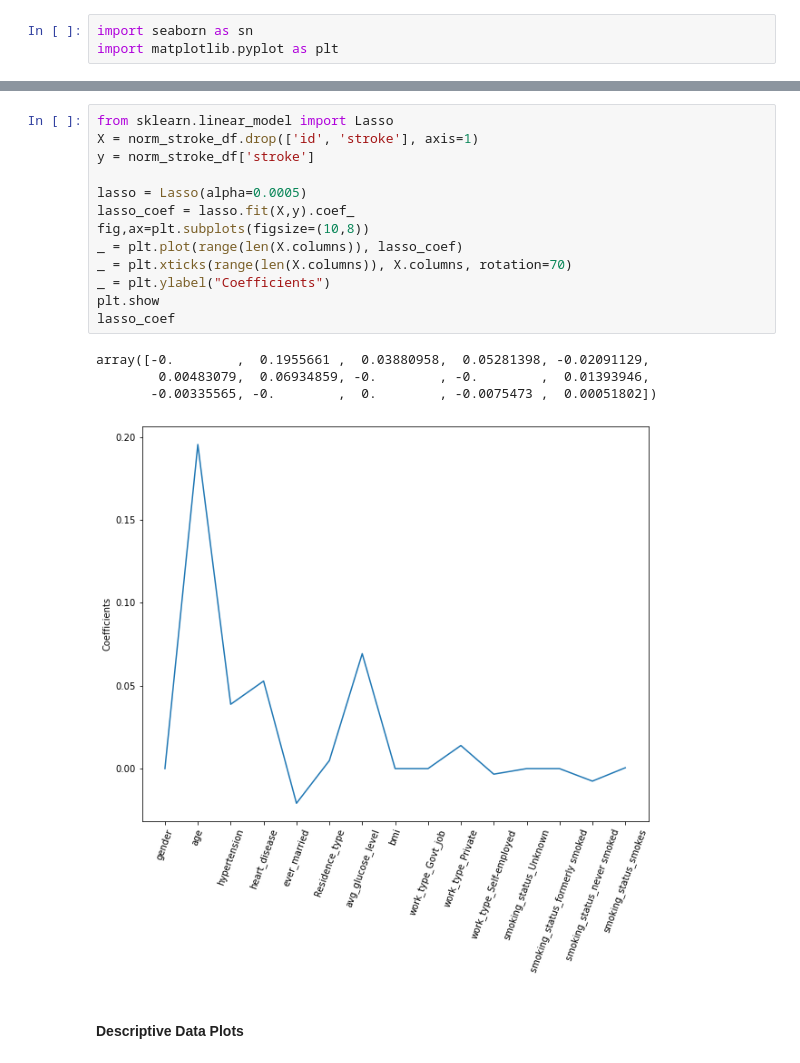
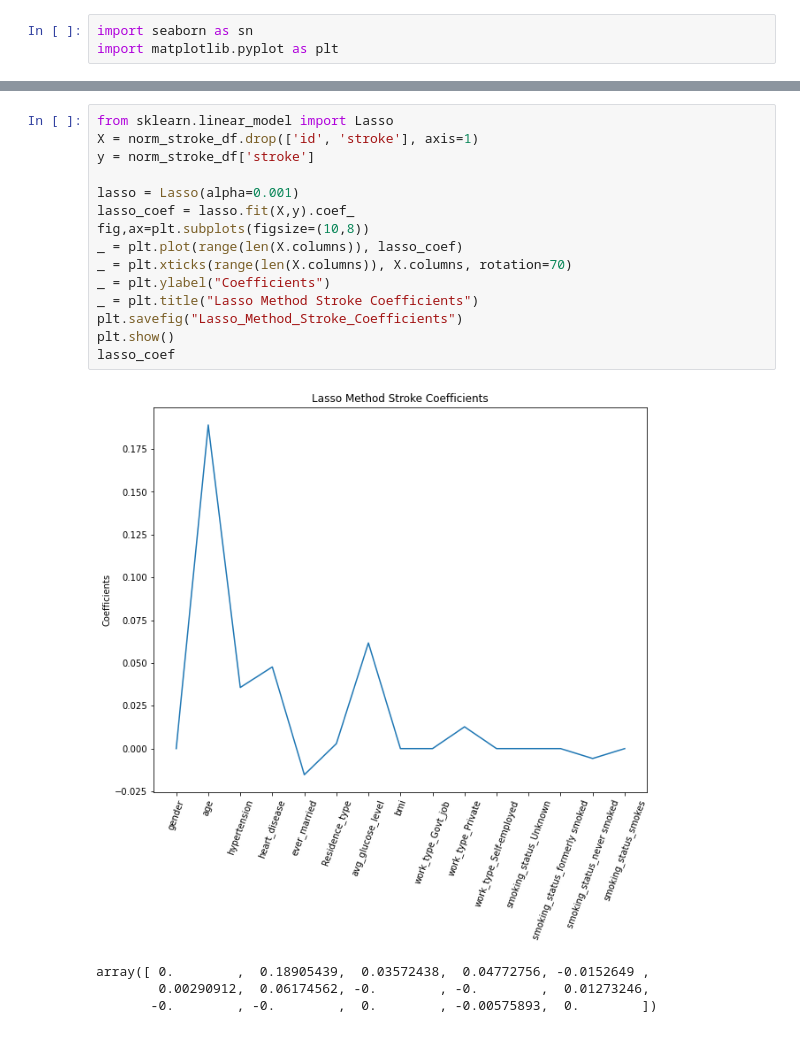
Before and after one commit to britt-emm/CGGroupProject, a Jupyter notebook: Final_Project/Stroke_Preprocessing.ipynb, the cells around one changed output, grey strips where cells are left out. Saved outputs shown, nothing was run; the diff lists cells and outputs as text.

```diff
--- a/Final_Project/Stroke_Preprocessing.ipynb
+++ b/Final_Project/Stroke_Preprocessing.ipynb
@@ -429,20 +395,20 @@ plt.show()
 # %%
 from sklearn.linear_model import Lasso
 X = norm_stroke_df.drop(['id', 'stroke'], axis=1)
 y = norm_stroke_df['stroke']
 
-lasso = Lasso(alpha=0.0005)
+lasso = Lasso(alpha=0.001)
 lasso_coef = lasso.fit(X,y).coef_
 fig,ax=plt.subplots(figsize=(10,8))
 _ = plt.plot(range(len(X.columns)), lasso_coef)
 _ = plt.xticks(range(len(X.columns)), X.columns, rotation=70)
 _ = plt.ylabel("Coefficients")
-plt.show
+_ = plt.title("Lasso Method Stroke Coefficients")
+plt.savefig("Lasso_Method_Stroke_Coefficients")
+plt.show()
 lasso_coef
 # %% [output]
+[figure, new version]
-array([-0.        ,  0.1955661 ,  0.03880958,  0.05281398, -0.02091129,
-        0.00483079,  0.06934859, -0.        , -0.        ,  0.01393946,
-       -0.00335565, -0.        ,  0.        , -0.0075473 ,  0.00051802])
+array([ 0.        ,  0.18905439,  0.03572438,  0.04772756, -0.0152649 ,
+        0.00290912,  0.06174562, -0.        , -0.        ,  0.01273246,
+       -0.        , -0.        ,  0.        , -0.00575893,  0.        ])
-[figure, old version]
-# %% [markdown]
-#### Descriptive Data Plots
```
Also changed, not shown: parts of 16 cells of this notebook, 9 other files.
